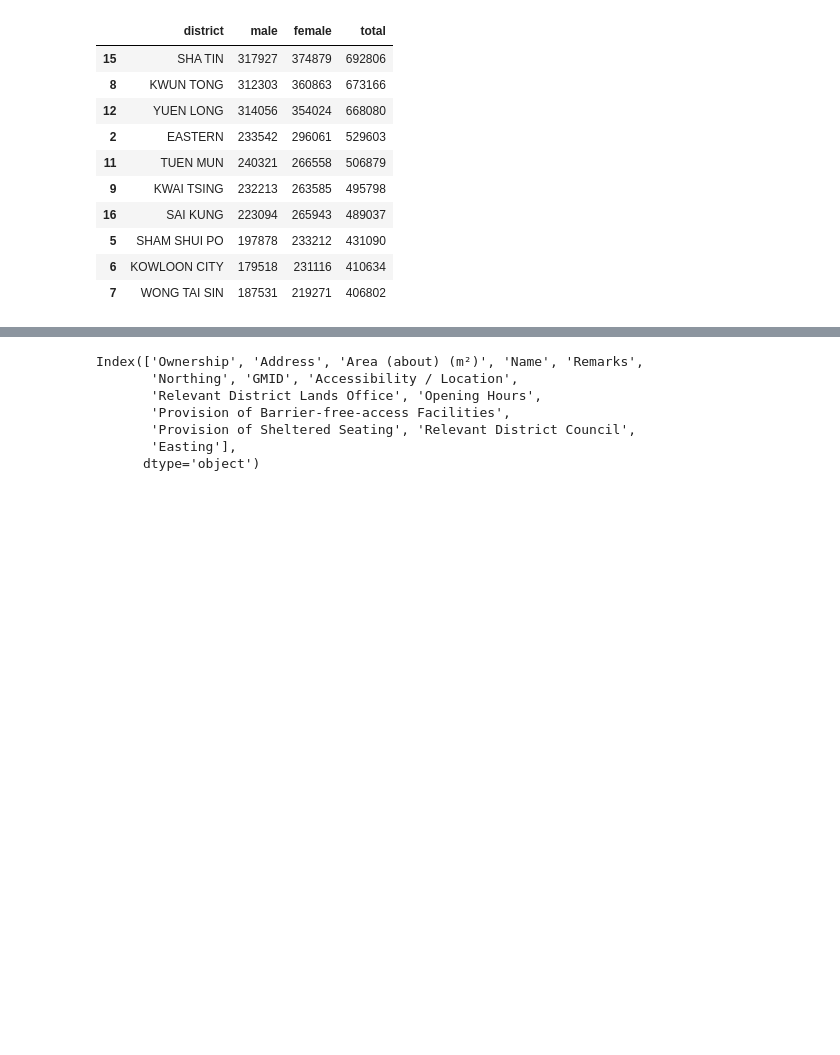
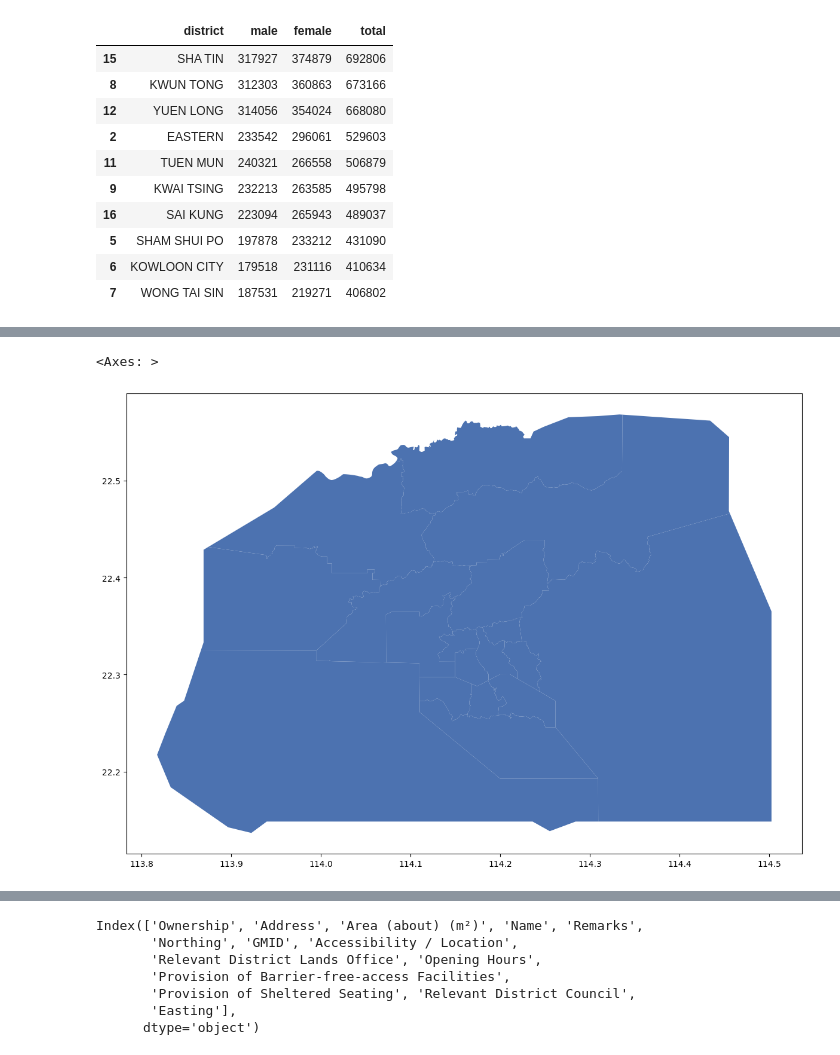
Before and after one commit to DerrickJuda/Hong-Kong-Socio-Economic-EDA, a Jupyter notebook: HK Socio Analysis_Part1.ipynb, the cells around one changed output, grey strips where cells are left out. Cells and saved outputs as stored; diff of their text form; code cells hidden in the pictures; blank space fills up the shorter version.

```diff
--- a/HK Socio Analysis_Part1.ipynb
+++ b/HK Socio Analysis_Part1.ipynb
@@ -635,0 +666,7 @@ plt.show()
+# %%
+#HK Population Choropleth Map
+#Set up the file path and read the shapefile data
+fp = r"C:\Users\derri\OneDrive\Documents\VSCode\HK Socio Analysis\DistrictBoundary_SHP\DCD.shp"
+map_df = gpd.read_file(fp)
+map_df.to_crs(pyproj.CRS.from_epsg(4326), inplace=True)
+map_df
@@ -635,0 +691,6 @@ plt.show()
+# %%
+#See what the map looks like
+map_df.plot(figsize=(20, 10))
+# %% [output]
+<Axes: >
+[figure, added]
```
Also changed, not shown: parts of 18 cells of this notebook, 27 other files.
